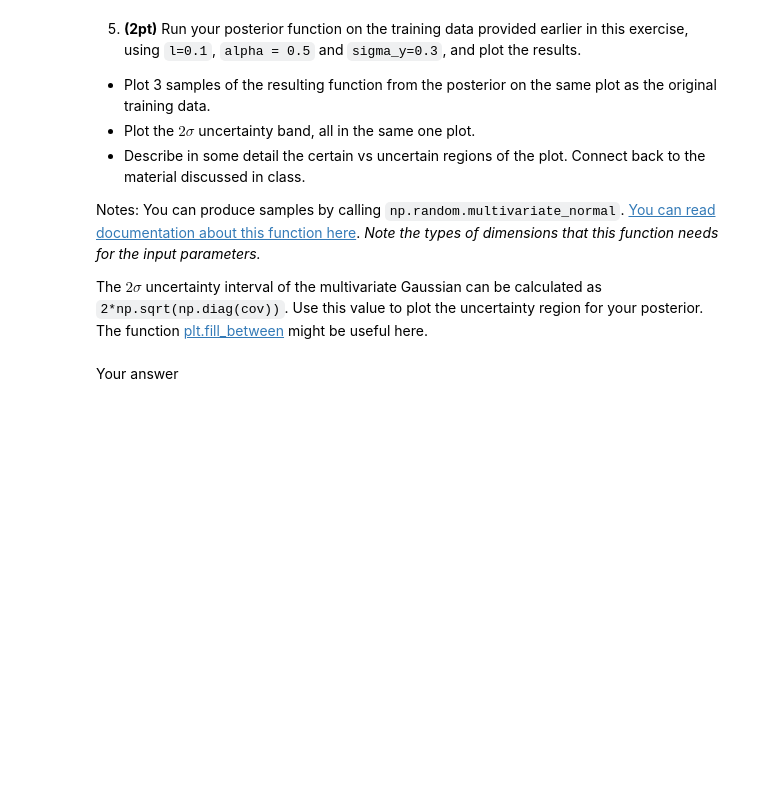
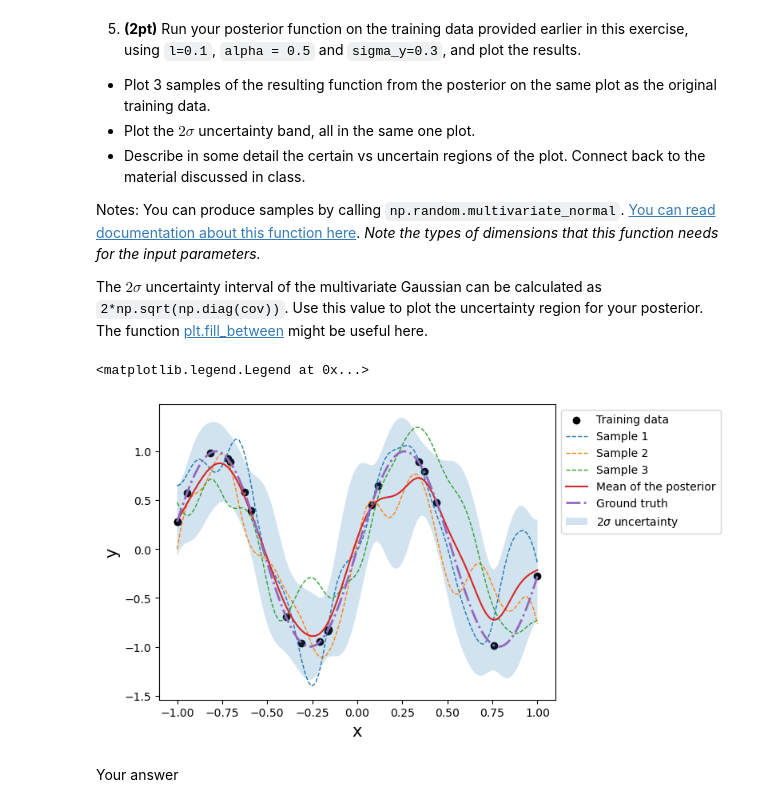
Before and after one commit to afinemax/machine_learning_2024, a Jupyter notebook: hw/ML4PhA_2024_Exercise_sheet_3.ipynb, the cells around one changed output. Drawn from its saved outputs; the diff is of its cells as text; code cells hidden in the pictures; blank space fills up the shorter version.

```diff
--- a/hw/ML4PhA_2024_Exercise_sheet_3.ipynb
+++ b/hw/ML4PhA_2024_Exercise_sheet_3.ipynb
@@ -211,3 +237,50 @@ Notes: You can produce samples by calling `np.random.multivariate_normal`.  [You
+# %%
+# Define Paramters
+l = 0.1
+alpha =0.5
+sigma_y = 0.3
+x_train = x_i
+t_train = F
+x_test = X_test
+
+
+# Calculate posterior distribution over the test points
+mu_s, cov_s, log_marginal_likelihood = posterior(x_test, x_train, t_train, l, sigma_y, alpha)
+
+# Draw 3 samples from the posterior distribution
+# this really means we want 3 arrays of m samples
+samples = np.random.multivariate_normal(mu_s.ravel(), cov_s, 3)
+
+# Calculate the uncertainty (2 sigma)
+uncertainty = 2 * np.sqrt(np.diag(cov_s))
+
+# Plot the training data
+plt.figure()
+plt.scatter(x_train, t_train, c='black', label='Training data')
+
+# Plot the 3 sampled functions
+for i in range(samples.shape[0]):
+    plt.plot(x_test, samples[i], lw=1, ls='--', label=f'Sample {i+1}')
+
+# Plot the mean of the posterior
+plt.plot(x_test, mu_s, label='Mean of the posterior')
+
+# plot true values
+plt.plot(x_true, f_true, label = "Ground truth", linestyle='-.', linewidth=2)
+
+# Plot the uncertainty band around the mean
+plt.fill_between(x_test.ravel(),
+                 mu_s.ravel() - uncertainty,
+                 mu_s.ravel() + uncertainty,
+                 alpha=0.2, label='$2\sigma$ uncertainty')
+
+# Labels and legend
+plt.xlabel('x', fontsize=15)
+plt.ylabel('y', fontsize=15)
+plt.legend(loc='upper left', bbox_to_anchor=(1, 1))
+# %% [output]
+<matplotlib.legend.Legend at 0x...>
+[figure, added]
 # %% [markdown]
 Your answer
 # %% [markdown]
```
Also changed, not shown: parts of 17 cells of this notebook.
